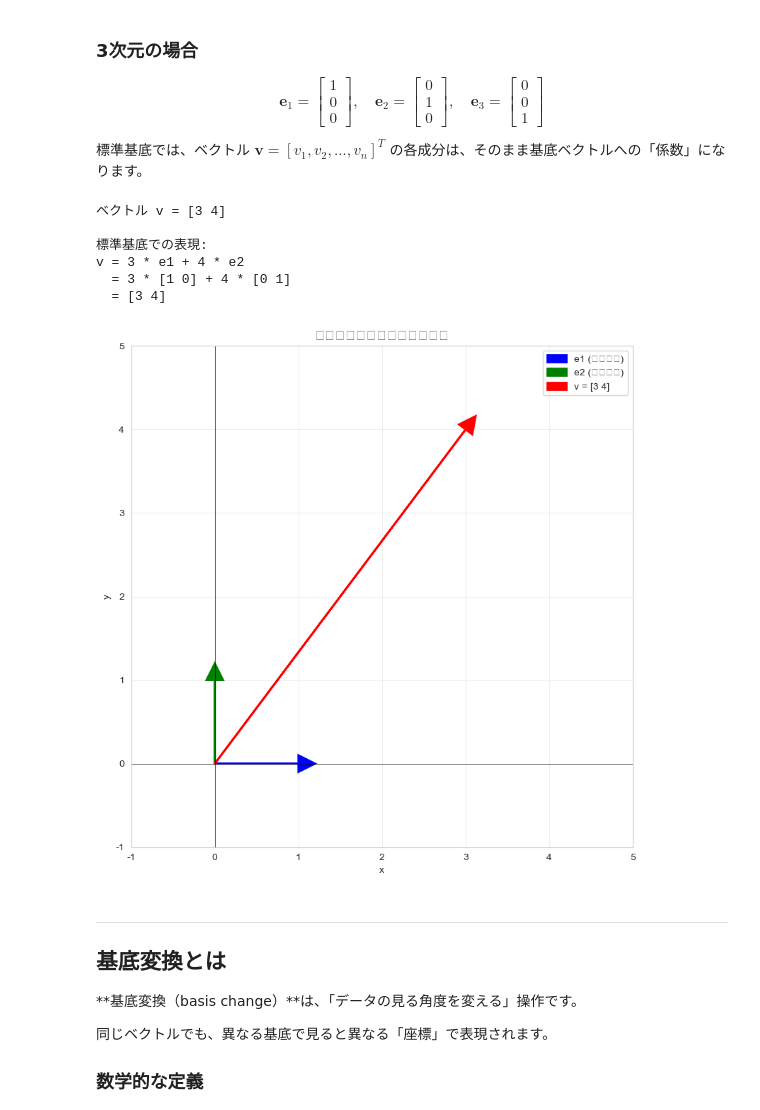
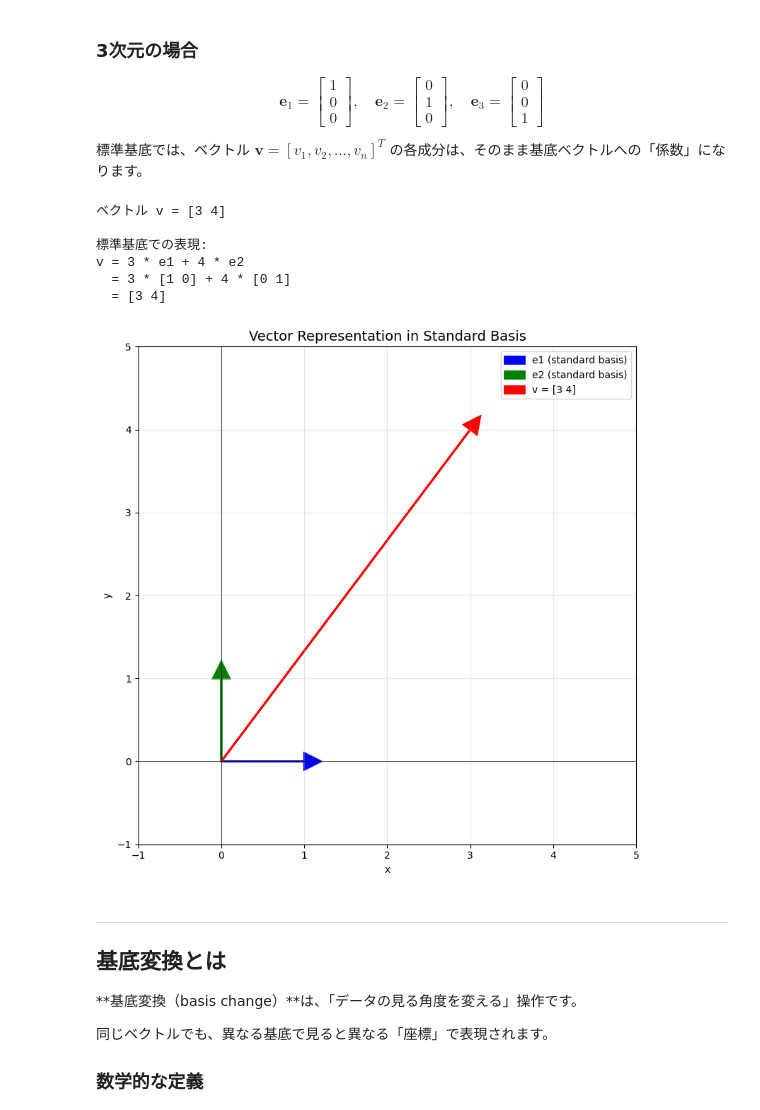
Before and after one commit to zaindev81/Mathmatics-For-Machine-Learning, a Jupyter notebook: notebooks/02_linear_algebra/02_basis_and_basis_change.ipynb, the cells around one changed output. Drawn from its saved outputs; the diff is of its cells as text; code cells hidden in the pictures.

```diff
--- a/notebooks/02_linear_algebra/02_basis_and_basis_change.ipynb
+++ b/notebooks/02_linear_algebra/02_basis_and_basis_change.ipynb
@@ -18,37 +18,3 @@
 ---
 
 ## 必要なライブラリのインポート
-# %%
-import numpy as np
-import matplotlib.pyplot as plt
-from matplotlib.patches import FancyArrowPatch, Polygon
-import seaborn as sns
-import matplotlib.font_manager as fm
-
-# 日本語フォントの設定
-try:
-    jp_fonts = ['Hiragino Sans', 'Hiragino Kaku Gothic ProN', 'Yu Gothic',
-                'Noto Sans CJK JP', 'AppleGothic', 'Arial Unicode MS']
-    available_fonts = [f.name for f in fm.fontManager.ttflist]
-
-    font_found = False
-    for font_name in jp_fonts:
-        if font_name in available_fonts:
-            plt.rcParams['font.family'] = font_name
-            font_found = True
-            print(f"Using font: {font_name}")
-            break
-
-    if not font_found:
-        plt.rcParams['font.family'] = 'sans-serif'
-        plt.rcParams['font.sans-serif'] = ['Hiragino Sans', 'Hiragino Kaku Gothic ProN',
-                                            'Yu Gothic', 'Meiryo', 'MS Gothic', 'DejaVu Sans']
-        print("Using fallback font configuration")
-except Exception as e:
-    print(f"Font configuration warning: {e}")
-    plt.rcParams['font.family'] = 'sans-serif'
-
-plt.rcParams['mathtext.default'] = 'regular'
-plt.rcParams['axes.unicode_minus'] = False
-sns.set_style("whitegrid")
-plt.rcParams['figure.figsize'] = (12, 8)
@@ -194,37 +161,37 @@ print(f"  = {v[0]*e1 + v[1]*e2}")
 fig, ax = plt.subplots(1, 1, figsize=(8, 8))
 
 # 標準基底ベクトル
 ax.arrow(0, 0, e1[0], e1[1], head_width=0.2, head_length=0.2,
-         fc='blue', ec='blue', linewidth=2, label='e1 (標準基底)')
+         fc='blue', ec='blue', linewidth=2, label='e1 (standard basis)')
 ax.arrow(0, 0, e2[0], e2[1], head_width=0.2, head_length=0.2,
-         fc='green', ec='green', linewidth=2, label='e2 (標準基底)')
+         fc='green', ec='green', linewidth=2, label='e2 (standard basis)')
 
 # ベクトルv
 ax.arrow(0, 0, v[0], v[1], head_width=0.2, head_length=0.2,
          fc='red', ec='red', linewidth=2, label=f'v = {v}')
 
 # グリッド
 ax.grid(True, alpha=0.3)
 ax.set_xlim(-1, 5)
 ax.set_ylim(-1, 5)
 ax.set_aspect('equal')
 ax.axhline(y=0, color='k', linewidth=0.5)
 ax.axvline(x=0, color='k', linewidth=0.5)
 ax.legend()
-ax.set_title('標準基底でのベクトルの表現', fontsize=14)
+ax.set_title('Vector Representation in Standard Basis', fontsize=14)
 ax.set_xlabel('x')
 ax.set_ylabel('y')
 
 plt.tight_layout()
 plt.show()
 # %% [output]
 ベクトル v = [3 4]
 
 標準基底での表現:
 v = 3 * e1 + 4 * e2
   = 3 * [1 0] + 4 * [0 1]
   = [3 4]
-[figure, old version]
+[figure, new version]
 # %% [markdown]
 ---
 
```
Also changed, not shown: parts of 5 cells of this notebook, 1 other file.
